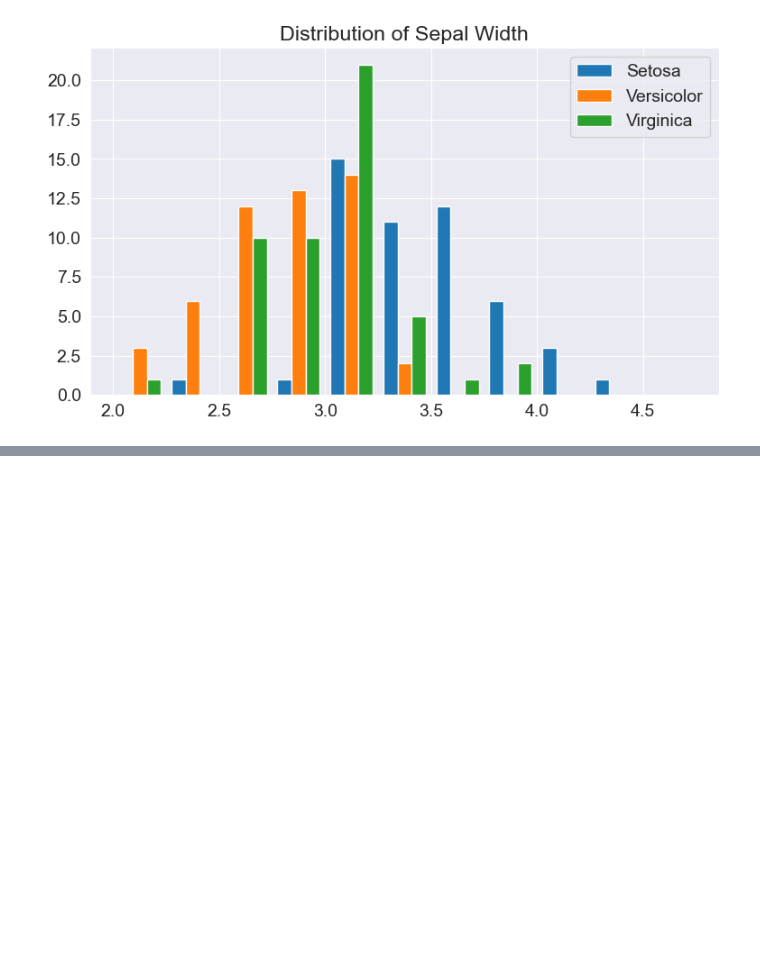
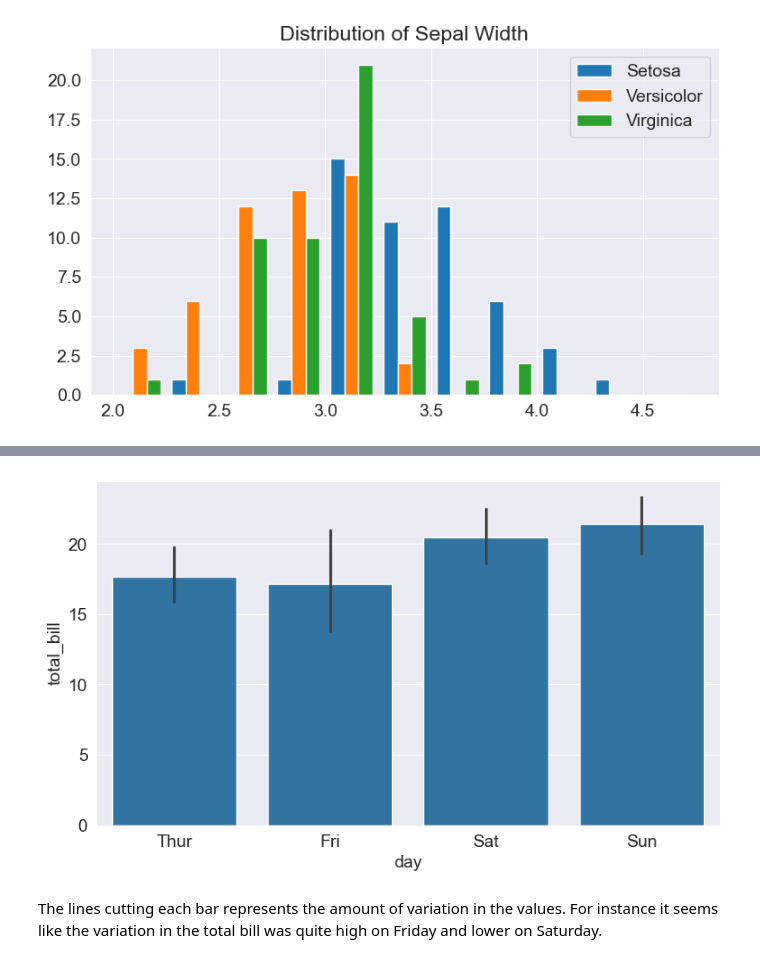
Before and after one commit to piyush-verma020/Data-Analysis, a Jupyter notebook: matplotlib_seaborn_(notes).ipynb, the cells around one changed output, grey strips where cells are left out. Cells and saved outputs as stored; diff of their text form; code cells hidden in the pictures; blank space fills up the shorter version.

```diff
--- a/matplotlib_seaborn_(notes).ipynb
+++ b/matplotlib_seaborn_(notes).ipynb
@@ -502,0 +537,2 @@ plt.show()
+# %%
+tips_df = sns.load_dataset('tips');
@@ -502,0 +568,7 @@ plt.show()
+# %%
+sns.barplot(x='day',y='total_bill',data=tips_df);
+# %% [output]
+[figure, added]
+# %% [markdown]
+The lines cutting each bar represents the amount of variation in the values. For instance it seems like the variation in the total bill was quite high on
+Friday and lower on Saturday.
```
Also changed, not shown: parts of 29 cells of this notebook.
